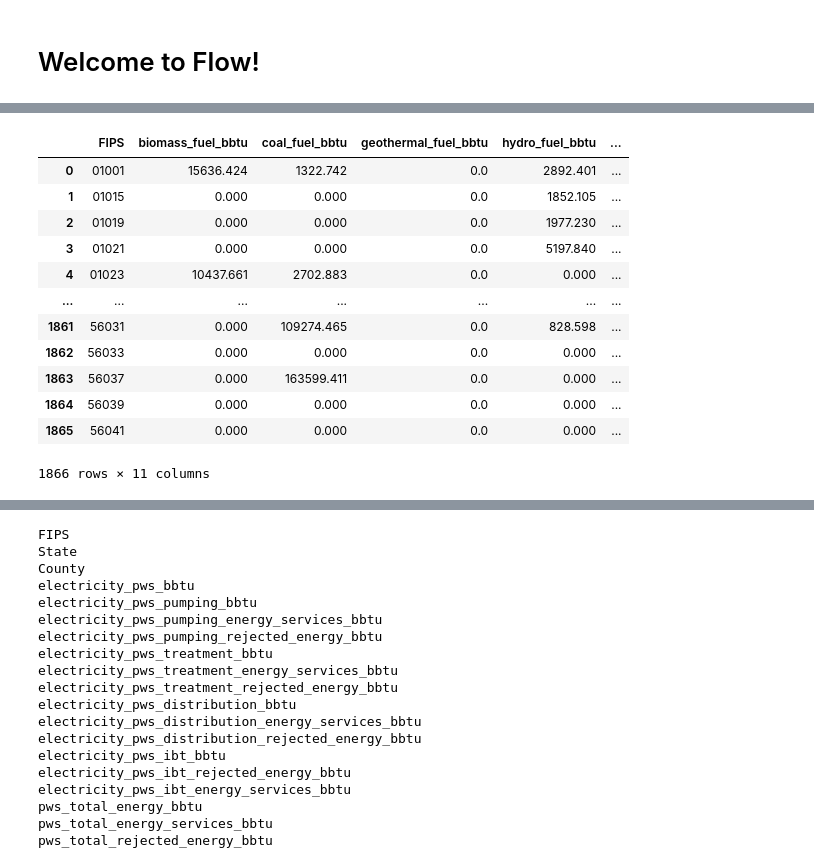
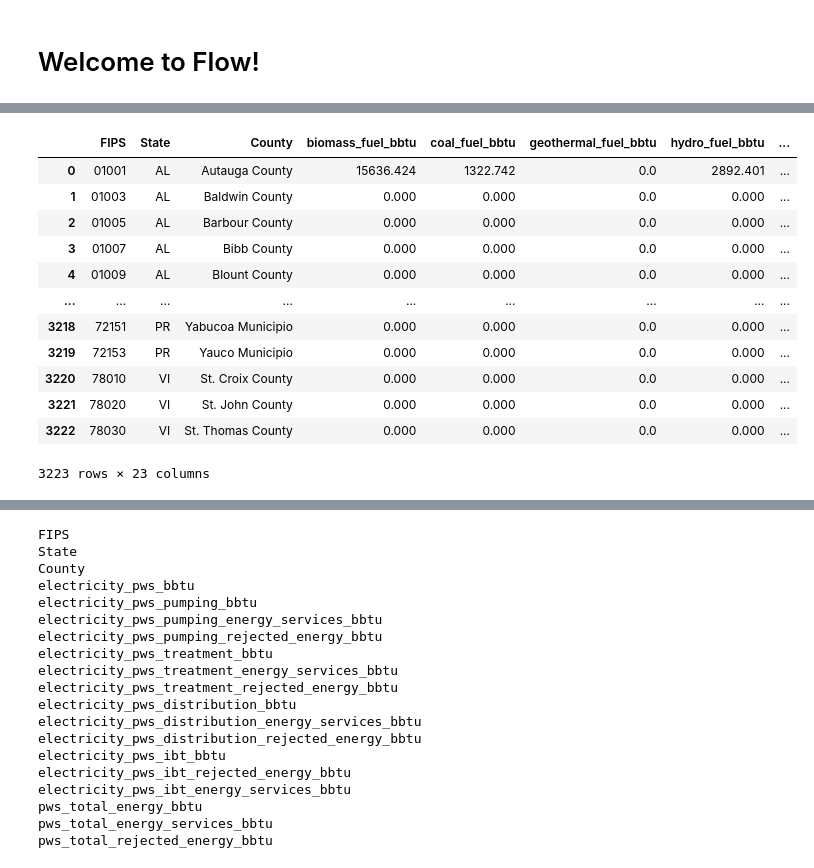
Before and after one commit to pnnl/interflow, a Jupyter notebook: flow_notebook.ipynb, the cells around one changed output, grey strips where cells are left out. Saved outputs shown, nothing was run; the diff lists cells and outputs as text; code cells hidden in the pictures.

```diff
--- a/flow_notebook.ipynb
+++ b/flow_notebook.ipynb
@@ -28,19 +11,19 @@ Name: natural_gas_fuel_bbtu, Length: 3224, dtype: float64
-# %%
-df3 = flow.prep_electricity_generation()
-df3
-# %% [output]
-|  | FIPS | biomass_fuel_bbtu | coal_fuel_bbtu | geothermal_fuel_bbtu | hydro_fuel_bbtu | ... |
-| 0 | 01001 | 15636.424 | 1322.742 | 0.0 | 2892.401 | ... |
-| 1 | 01015 | 0.000 | 0.000 | 0.0 | 1852.105 | ... |
-| 2 | 01019 | 0.000 | 0.000 | 0.0 | 1977.230 | ... |
-| 3 | 01021 | 0.000 | 0.000 | 0.0 | 5197.840 | ... |
-| 4 | 01023 | 10437.661 | 2702.883 | 0.0 | 0.000 | ... |
-| ... | ... | ... | ... | ... | ... | ... |
-| 1861 | 56031 | 0.000 | 109274.465 | 0.0 | 828.598 | ... |
-| 1862 | 56033 | 0.000 | 0.000 | 0.0 | 0.000 | ... |
-| 1863 | 56037 | 0.000 | 163599.411 | 0.0 | 0.000 | ... |
-| 1864 | 56039 | 0.000 | 0.000 | 0.0 | 0.000 | ... |
-| 1865 | 56041 | 0.000 | 0.000 | 0.0 | 0.000 | ... |
-1866 rows × 11 columns
+# %%
+df = flow.prep_electricity_generation()
+df
+# %% [output]
+|  | FIPS | State | County | biomass_fuel_bbtu | coal_fuel_bbtu | geothermal_fuel_bbtu | hydro_fuel_bbtu | ... |
+| 0 | 01001 | AL | Autauga County | 15636.424 | 1322.742 | 0.0 | 2892.401 | ... |
+| 1 | 01003 | AL | Baldwin County | 0.000 | 0.000 | 0.0 | 0.000 | ... |
+| 2 | 01005 | AL | Barbour County | 0.000 | 0.000 | 0.0 | 0.000 | ... |
+| 3 | 01007 | AL | Bibb County | 0.000 | 0.000 | 0.0 | 0.000 | ... |
+| 4 | 01009 | AL | Blount County | 0.000 | 0.000 | 0.0 | 0.000 | ... |
+| ... | ... | ... | ... | ... | ... | ... | ... | ... |
+| 3218 | 72151 | PR | Yabucoa Municipio | 0.000 | 0.000 | 0.0 | 0.000 | ... |
+| 3219 | 72153 | PR | Yauco Municipio | 0.000 | 0.000 | 0.0 | 0.000 | ... |
+| 3220 | 78010 | VI | St. Croix County | 0.000 | 0.000 | 0.0 | 0.000 | ... |
+| 3221 | 78020 | VI | St. John County | 0.000 | 0.000 | 0.0 | 0.000 | ... |
+| 3222 | 78030 | VI | St. Thomas County | 0.000 | 0.000 | 0.0 | 0.000 | ... |
+3223 rows × 23 columns
 # %%
 df = flow.calc_energy_supply_exports(data=data)
```
Also changed, not shown: parts of 3 cells of this notebook, 2 other files.
